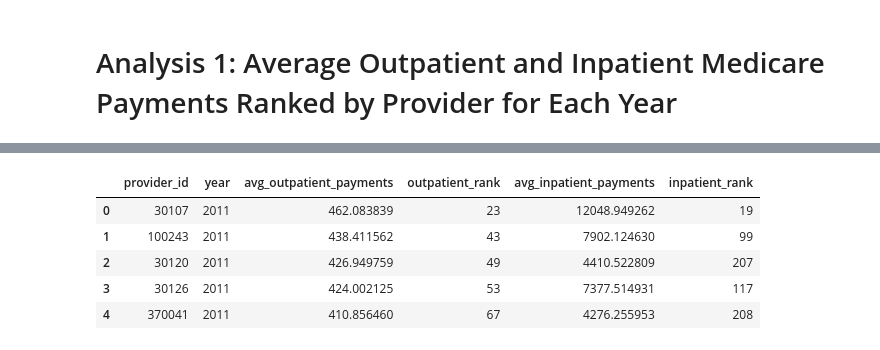
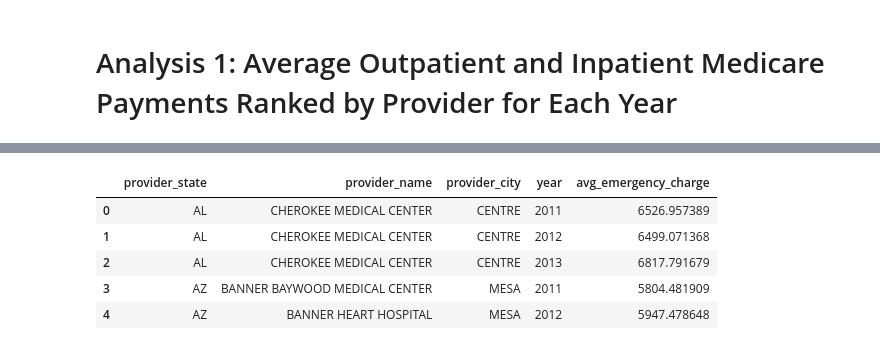
Before and after one commit to DAN-MASH/HealthcareAnalysis, a Jupyter notebook: notebook/data/EDA.ipynb, the cells around one changed output, grey strips where cells are left out. Drawn from its saved outputs; the diff is of its cells as text; code cells hidden in the pictures.

Commit message:
SQL Query

```diff
--- a/notebook/data/EDA.ipynb
+++ b/notebook/data/EDA.ipynb
@@ -370,9 +627,11 @@ outpatient_inpatient_results = pd.read_sql_query(outpatient_inpatient_query, con
+# %%
+emergency_charges=pd.read_sql_query(geo_analysis,conn3)
 # %%
-outpatient_inpatient_results.head()
+emergency_charges.head()
 # %% [output]
-|  | provider_id | year | avg_outpatient_payments | outpatient_rank | avg_inpatient_payments | inpatient_rank |
-| 0 | 30107 | 2011 | 462.083839 | 23 | 12048.949262 | 19 |
-| 1 | 100243 | 2011 | 438.411562 | 43 | 7902.124630 | 99 |
-| 2 | 30120 | 2011 | 426.949759 | 49 | 4410.522809 | 207 |
-| 3 | 30126 | 2011 | 424.002125 | 53 | 7377.514931 | 117 |
-| 4 | 370041 | 2011 | 410.856460 | 67 | 4276.255953 | 208 |
+|  | provider_state | provider_name | provider_city | year | avg_emergency_charge |
+| 0 | AL | CHEROKEE MEDICAL CENTER | CENTRE | 2011 | 6526.957389 |
+| 1 | AL | CHEROKEE MEDICAL CENTER | CENTRE | 2012 | 6499.071368 |
+| 2 | AL | CHEROKEE MEDICAL CENTER | CENTRE | 2013 | 6817.791679 |
+| 3 | AZ | BANNER BAYWOOD MEDICAL CENTER | MESA | 2011 | 5804.481909 |
+| 4 | AZ | BANNER HEART HOSPITAL | MESA | 2012 | 5947.478648 |
```
Also changed, not shown: parts of 38 cells of this notebook, 4 other files.
